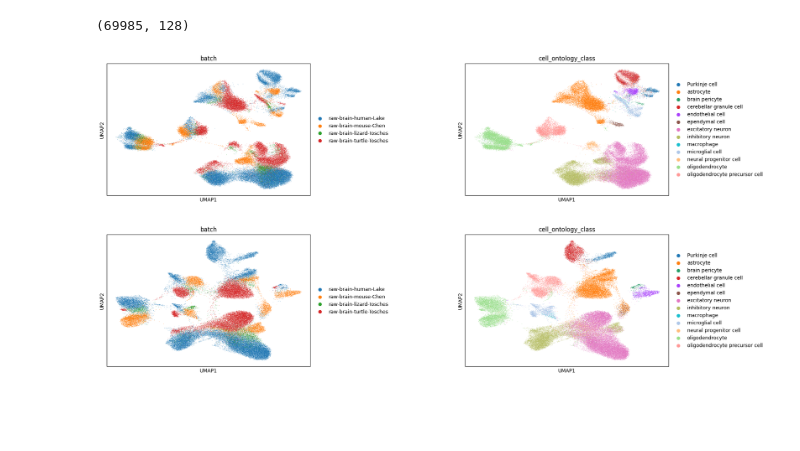
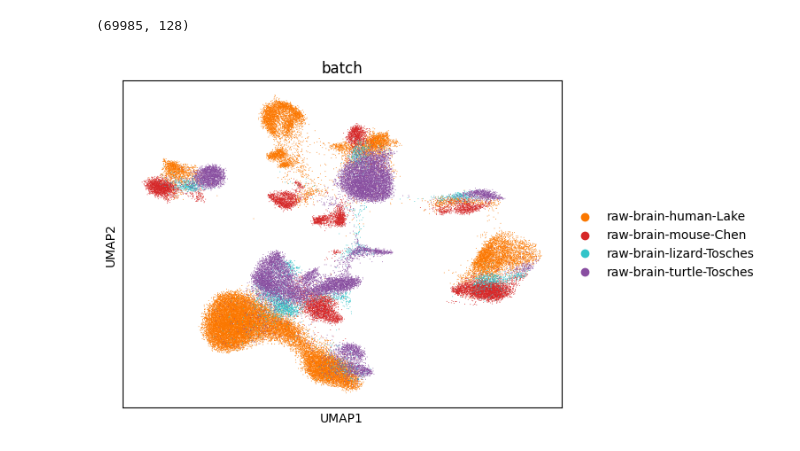
Before and after one commit to CocoGzh/CAMEX_Tutorials, a Jupyter notebook: docs/source/integration_annotation_in_relatives_distant_species.ipynb, the cells around one changed output. Drawn from its saved outputs; the diff is of its cells as text; code cells hidden in the pictures; blank space fills up the shorter version.

```diff
--- a/docs/source/integration_annotation_in_relatives_distant_species.ipynb
+++ b/docs/source/integration_annotation_in_relatives_distant_species.ipynb
@@ -157,3 +165,6 @@ adata_CAMEX.obsm['X_CAMEX_Integration'].shape
 sc.pp.neighbors(adata_CAMEX, use_rep='X_CAMEX_Integration')
 # %%
 sc.tl.umap(adata_CAMEX)
+# %%
+palette_batch = {'raw-brain-human-Lake': '#FB7800', 'raw-brain-mouse-Chen': '#D62728',
+                 'raw-brain-lizard-Tosches': '#31C4C9', 'raw-brain-turtle-Tosches': '#894EA1'}
@@ -160,4 +185,4 @@ sc.tl.umap(adata_CAMEX)
 # %%
-sc.pl.umap(adata_CAMEX, color=['batch', 'cell_ontology_class'], wspace=0.6)
+sc.pl.umap(adata_CAMEX, color=['batch'], wspace=0.6, palette=palette_batch)
 # %% [output]
-[figure, old version]
+[figure, new version]
@@ -168,4 +188,0 @@ sc.tl.umap(adata_CAMEX)
-# %%
-sc.pl.umap(adata_CAMEX, color=['batch', 'cell_ontology_class'], wspace=0.6)
-# %% [output]
-[figure, removed]
```
Also changed, not shown: parts of 22 cells of this notebook.
